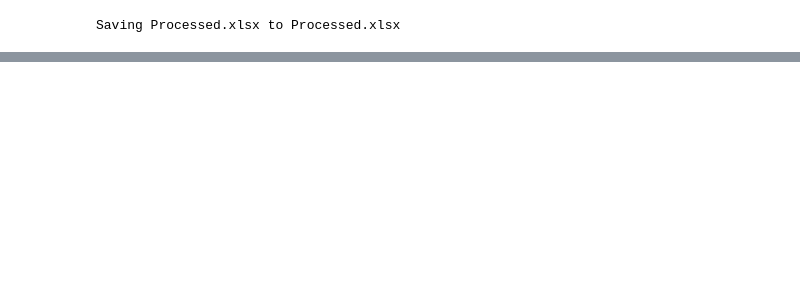
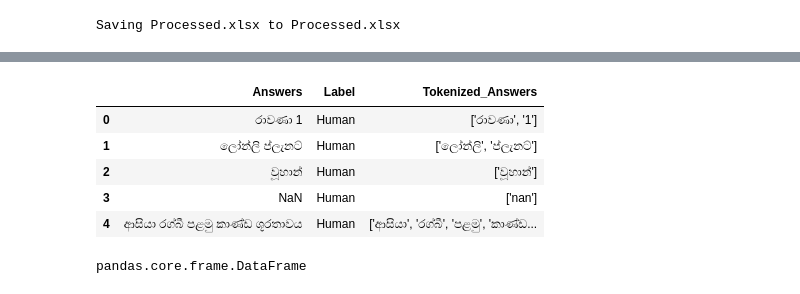
Before and after one commit to Dushmanthr/Sinhala_AI_Generated_Answer_Detection, a Jupyter notebook: My_research.ipynb, the cells around one changed output, grey strips where cells are left out. Saved outputs shown, nothing was run; the diff lists cells and outputs as text; code cells hidden in the pictures; blank space fills up the shorter version.

```diff
--- a/My_research.ipynb
+++ b/My_research.ipynb
@@ -97,0 +83,10 @@ print(df[['Answers', 'Tokenized_Answers']].head())
+# %%
+df1 = pd.read_excel("tokenized_answers.xlsx")
+df1.head(5)
+# %% [output]
+|  | Answers | Label | Tokenized_Answers |
+| 0 | රාවණා 1 | Human | ['රාවණා', '1'] |
+| 1 | ලෝන්ලි ප්ලැනට් | Human | ['ලෝන්ලි', 'ප්ලැනට්'] |
+| 2 | වූහාන් | Human | ['වූහාන්'] |
+| 3 | NaN | Human | ['nan'] |
+| 4 | ආසියා රග්බී පළමු කාණ්ඩ ශූරතාවය | Human | ['ආසියා', 'රග්බී', 'පළමු', 'කාණ්ඩ... |
@@ -97,0 +99,4 @@ print(df[['Answers', 'Tokenized_Answers']].head())
+# %%
+type(df1)
+# %% [output]
+pandas.core.frame.DataFrame
```
Also changed, not shown: parts of 18 cells of this notebook.
